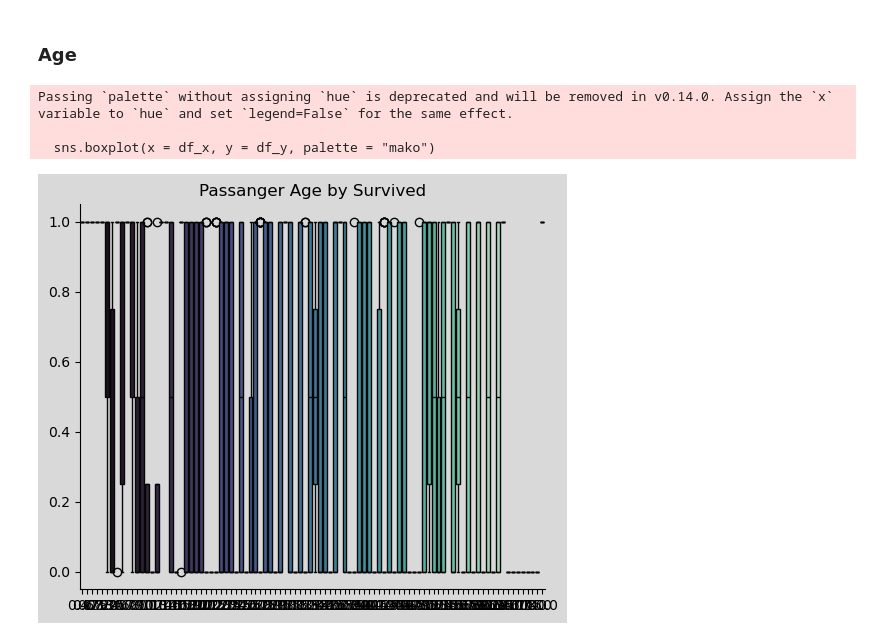
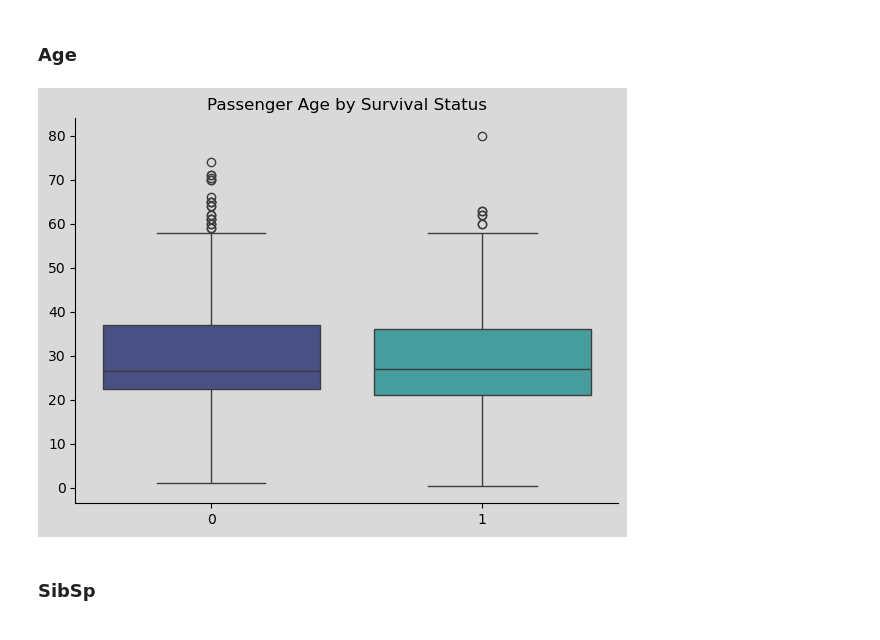
Before and after one commit to fabiogaldinho/Titanic-Classification, a Jupyter notebook: notebooks/01_Data_Cleaning.ipynb, the cells around one changed output. Saved outputs shown, nothing was run; the diff lists cells and outputs as text; code cells hidden in the pictures.

```diff
--- a/notebooks/01_Data_Cleaning.ipynb
+++ b/notebooks/01_Data_Cleaning.ipynb
@@ -120,7 +125,7 @@ def PlotBoxPlotV2(df_x, df_y, title, yunit, size_x, size_y):
     plt.show()
     plt.close()
 # %%
-def PlotBoxPlotV3(df_x, df_y, title, size_x, size_y):
+def PlotBoxPlotV3(df_x, df_y, title, size_x, size_y, save):
     plt.figure().patch.set_facecolor("0.85")
     plt.axes().set(facecolor = "0.85")
 
@@ -140,6 +145,9 @@ def PlotBoxPlotV3(df_x, df_y, title, size_x, size_y):
 
     plt.gcf().set_size_inches(size_x, size_y)
 
+    if (save != ""):
+        plt.savefig(save)
+
     plt.show()
     plt.close()
 # %% [markdown]
@@ -578,9 +587,8 @@ Name: count, dtype: int64
 # %% [markdown]
 ### **Age**
 # %%
-PlotBoxPlotV3(df['Age'], df['Survived'], "Passanger Age by Survived", 6, 5)
+PlotBoxPlotV3(df['Survived'], df['Age'], "Passenger Age by Survival Status", 7, 5, "")
 # %% [output]
-Passing `palette` without assigning `hue` is deprecated and will be removed in v0.14.0. Assign the `x` variable to `hue` and set `legend=False` for the same effect.
-
-  sns.boxplot(x = df_x, y = df_y, palette = "mako")
-[figure, old version]
+[figure, new version]
+# %% [markdown]
+### **SibSp**
```
Also changed, not shown: parts of 13 cells of this notebook, 7 other files.
